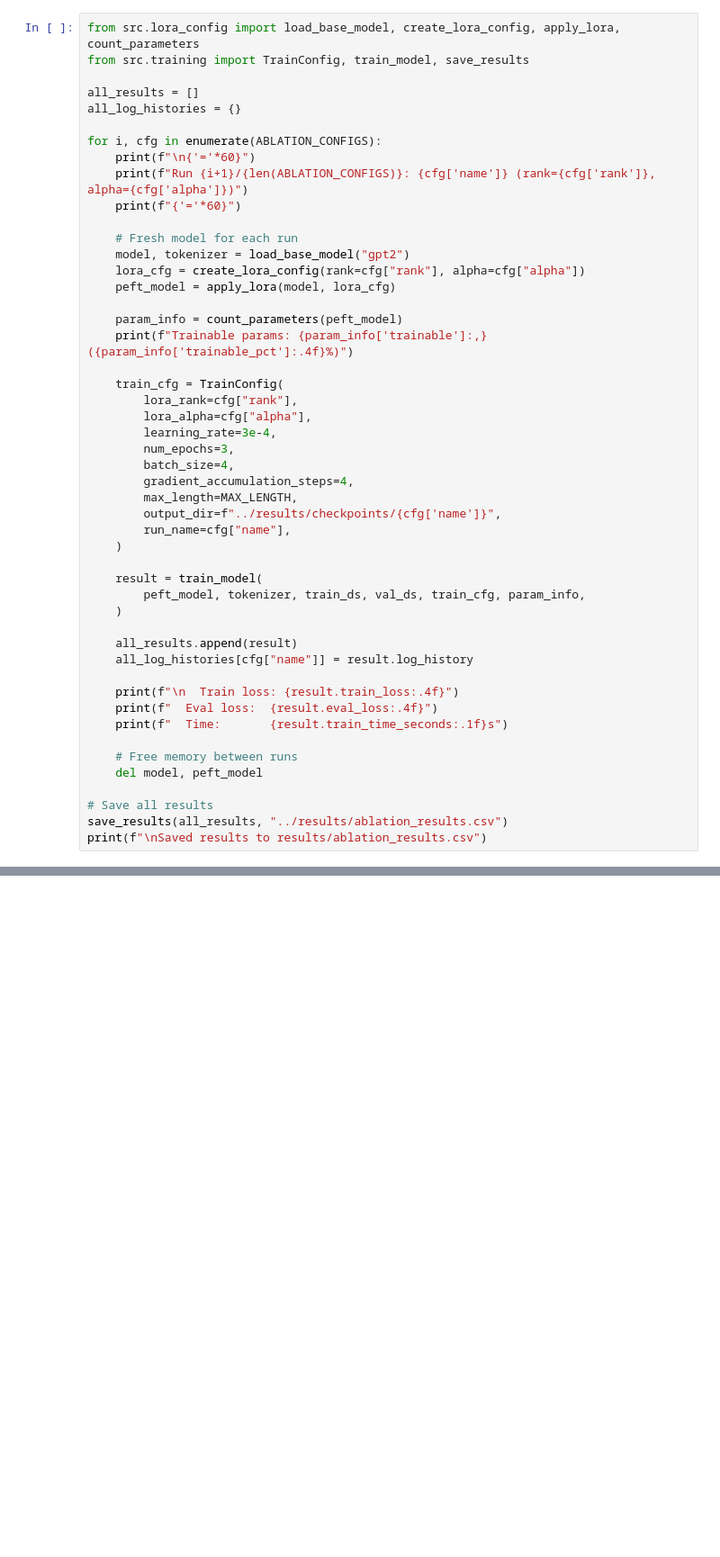
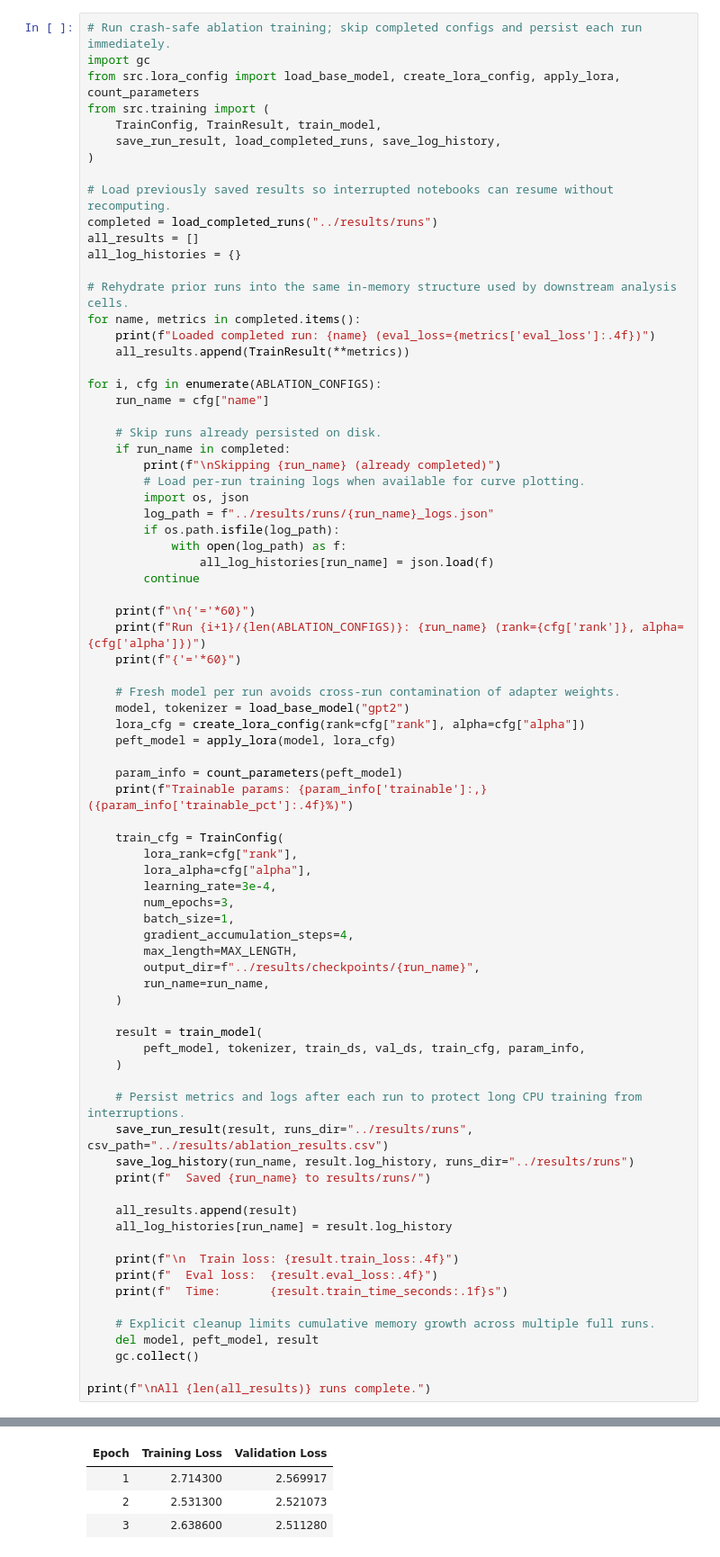
Before and after one commit to PCSchmidt/finetuning-study, a Jupyter notebook: notebooks/finetuning_study.ipynb, the cells around one changed output, grey strips where cells are left out. Shown at 90% size. Saved outputs shown, nothing was run; the diff lists cells and outputs as text; blank space fills up the shorter version.

```diff
--- a/notebooks/finetuning_study.ipynb
+++ b/notebooks/finetuning_study.ipynb
@@ -225,16 +338,41 @@ Each run takes ~10-20 minutes on CPU depending on rank.
 # %%
+# Run crash-safe ablation training; skip completed configs and persist each run immediately.
+import gc
 from src.lora_config import load_base_model, create_lora_config, apply_lora, count_parameters
-from src.training import TrainConfig, train_model, save_results
+from src.training import (
+    TrainConfig, TrainResult, train_model,
+    save_run_result, load_completed_runs, save_log_history,
+)
 
+# Load previously saved results so interrupted notebooks can resume without recomputing.
+completed = load_completed_runs("../results/runs")
 all_results = []
 all_log_histories = {}
 
+# Rehydrate prior runs into the same in-memory structure used by downstream analysis cells.
+for name, metrics in completed.items():
+    print(f"Loaded completed run: {name} (eval_loss={metrics['eval_loss']:.4f})")
+    all_results.append(TrainResult(**metrics))
+
 for i, cfg in enumerate(ABLATION_CONFIGS):
+    run_name = cfg["name"]
+
+    # Skip runs already persisted on disk.
+    if run_name in completed:
+        print(f"\nSkipping {run_name} (already completed)")
+        # Load per-run training logs when available for curve plotting.
+        import os, json
+        log_path = f"../results/runs/{run_name}_logs.json"
+        if os.path.isfile(log_path):
+            with open(log_path) as f:
+                all_log_histories[run_name] = json.load(f)
+        continue
+
     print(f"\n{'='*60}")
-    print(f"Run {i+1}/{len(ABLATION_CONFIGS)}: {cfg['name']} (rank={cfg['rank']}, alpha={cfg['alpha']})")
+    print(f"Run {i+1}/{len(ABLATION_CONFIGS)}: {run_name} (rank={cfg['rank']}, alpha={cfg['alpha']})")
     print(f"{'='*60}")
 
-    # Fresh model for each run
+    # Fresh model per run avoids cross-run contamination of adapter weights.
     model, tokenizer = load_base_model("gpt2")
     lora_cfg = create_lora_config(rank=cfg["rank"], alpha=cfg["alpha"])
     peft_model = apply_lora(model, lora_cfg)
@@ -247,27 +385,32 @@ for i, cfg in enumerate(ABLATION_CONFIGS):
         lora_alpha=cfg["alpha"],
         learning_rate=3e-4,
         num_epochs=3,
-        batch_size=4,
+        batch_size=1,
         gradient_accumulation_steps=4,
         max_length=MAX_LENGTH,
-        output_dir=f"../results/checkpoints/{cfg['name']}",
-        run_name=cfg["name"],
+        output_dir=f"../results/checkpoints/{run_name}",
+        run_name=run_name,
     )
 
     result = train_model(
         peft_model, tokenizer, train_ds, val_ds, train_cfg, param_info,
     )
 
+    # Persist metrics and logs after each run to protect long CPU training from interruptions.
+    save_run_result(result, runs_dir="../results/runs", csv_path="../results/ablation_results.csv")
+    save_log_history(run_name, result.log_history, runs_dir="../results/runs")
+    print(f"  Saved {run_name} to results/runs/")
+
     all_results.append(result)
-    all_log_histories[cfg["name"]] = result.log_history
+    all_log_histories[run_name] = result.log_history
 
     print(f"\n  Train loss: {result.train_loss:.4f}")
     print(f"  Eval loss:  {result.eval_loss:.4f}")
     print(f"  Time:       {result.train_time_seconds:.1f}s")
 
-    # Free memory between runs
-    del model, peft_model
+    # Explicit cleanup limits cumulative memory growth across multiple full runs.
+    del model, peft_model, result
+    gc.collect()
 
-# Save all results
-save_results(all_results, "../results/ablation_results.csv")
-print(f"\nSaved results to results/ablation_results.csv")
+print(f"\nAll {len(all_results)} runs complete.")
+# %% [output]
@@ -273,0 +433,4 @@ print(f"\nSaved results to results/ablation_results.csv")
+| Epoch | Training Loss | Validation Loss |
+| 1 | 2.714300 | 2.569917 |
+| 2 | 2.531300 | 2.521073 |
+| 3 | 2.638600 | 2.511280 |
```
Also changed, not shown: parts of 24 cells of this notebook, 22 other files.
